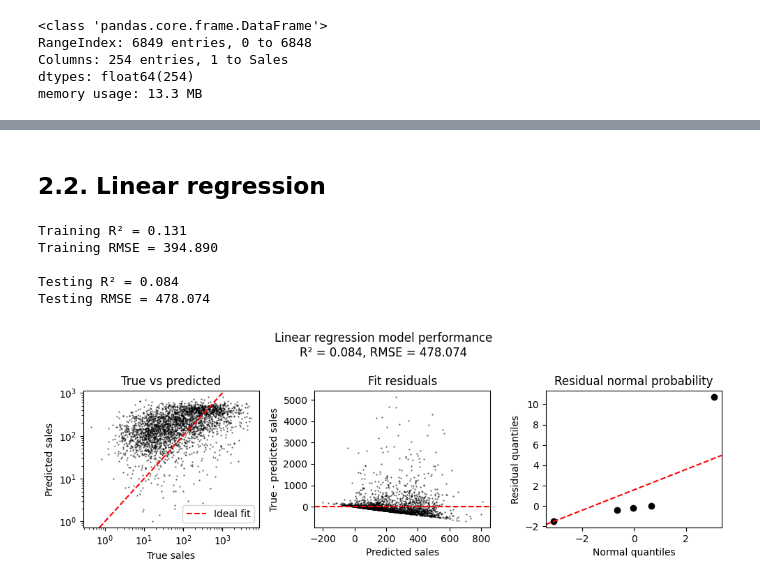
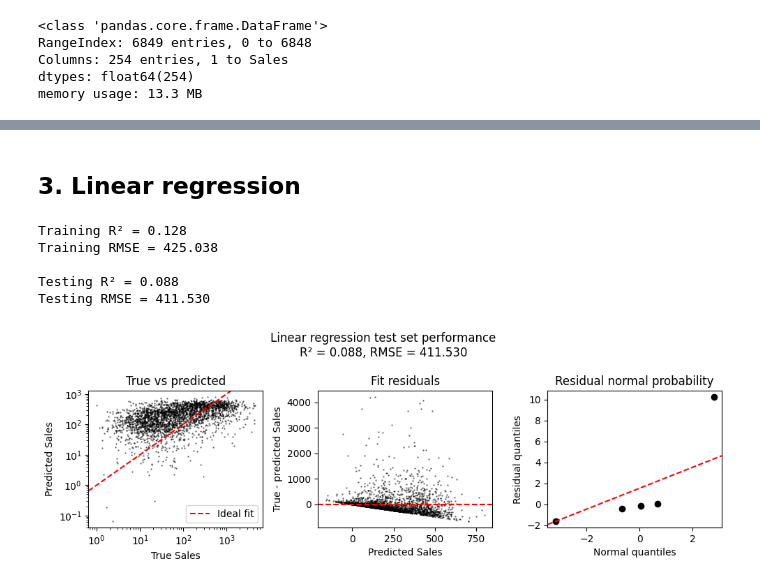
Before and after one commit to 4GeeksAcademy/gperdrizet-holmes-final-project, a Jupyter notebook: notebooks/02-sales.ipynb, the cells around one changed output, grey strips where cells are left out. Drawn from its saved outputs; the diff is of its cells as text; code cells hidden in the pictures.

```diff
--- a/notebooks/02-sales.ipynb
+++ b/notebooks/02-sales.ipynb
@@ -59,65 +59,19 @@ training_df.describe()
 | max | 1.0 | 1.000000 | 1.000000 | 1.000000 | 1.000000 | ... |
 8 rows × 254 columns
 # %% [markdown]
-## 2.2. Linear regression
+## 3. Linear regression
 # %%
-linear_model = LinearRegression()
-result = linear_model.fit(training_df.drop('Sales', axis=1), training_df['Sales'])
-
-training_predictions = linear_model.predict(training_df.drop('Sales', axis=1))
-training_labels = training_df['Sales']
-
-predictions = linear_model.predict(testing_df.drop('Sales', axis=1))
-labels = testing_df['Sales']
-residuals = labels - predictions
-standardized_residuals = (residuals - np.mean(residuals)) / np.std(residuals)
-residual_quantiles = np.percentile(standardized_residuals, [0, 25, 50, 75, 100])
-normal_quantiles = np.percentile(np.random.normal(size=1000), [0, 25, 50, 75, 100])
-
-training_rsq = r2_score(training_labels, training_predictions)
-training_rmse = root_mean_squared_error(training_labels, training_predictions)
-
-print(f'Training R\u00b2 = {training_rsq:.3f}')
-print(f'Training RMSE = {training_rmse:.3f}\n')
-
-rsq = r2_score(labels, predictions)
-rmse = root_mean_squared_error(labels, predictions)
-
-print(f'Testing R\u00b2 = {rsq:.3f}')
-print(f'Testing RMSE = {rmse:.3f}\n')
-
-fig, axs = plt.subplots(1, 3, figsize=(10, 3.5))
-
-fig.suptitle(f'Linear regression model performance\nR\u00b2 = {rsq:.3f}, RMSE = {rmse:.3f}')
-
-axs[0].set_title('True vs predicted')
-axs[0].scatter(labels, predictions, color='black', s=0.5, alpha=0.5)
-axs[0].axline((0, 0), slope=1, color='red', linestyle='--', label='Ideal fit')
-axs[0].set_xlabel('True sales')
-axs[0].set_ylabel('Predicted sales')
-axs[0].set_yscale('log')
-axs[0].set_xscale('log')
-axs[0].legend(loc='best')
-
-axs[1].set_title('Fit residuals')
-axs[1].scatter(predictions, residuals, color='black', s=0.5, alpha=0.5)
-axs[1].axhline(0, color='red', linestyle='--', label='Ideal fit')
-axs[1].set_xlabel('Predicted sales')
-axs[1].set_ylabel('True - predicted sales')
-
-
-axs[2].set_title('Residual normal probability')
-axs[2].scatter(normal_quantiles, residual_quantiles, color='black')
-axs[2].axline((normal_quantiles[0], residual_quantiles[0]), slope=1, color='red', linestyle='--', label='Ideal fit')
-axs[2].set_xlabel('Normal quantiles')
-axs[2].set_ylabel('Residual quantiles')
-
-fig.tight_layout()
-fig.show()
+linear_model = funcs.train_evaluate_model(
+    model=LinearRegression(),
+    train_df=training_df,
+    test_df=testing_df,
+    label='Sales',
+    plot_title='Linear regression test set performance'
+)
 # %% [output]
-Training R² = 0.131
-Training RMSE = 394.890
+Training R² = 0.128
+Training RMSE = 425.038
 
-Testing R² = 0.084
-Testing RMSE = 478.074
+Testing R² = 0.088
+Testing RMSE = 411.530
-[figure, old version]
+[figure, new version]
```
Also changed, not shown: parts of 15 cells of this notebook.
